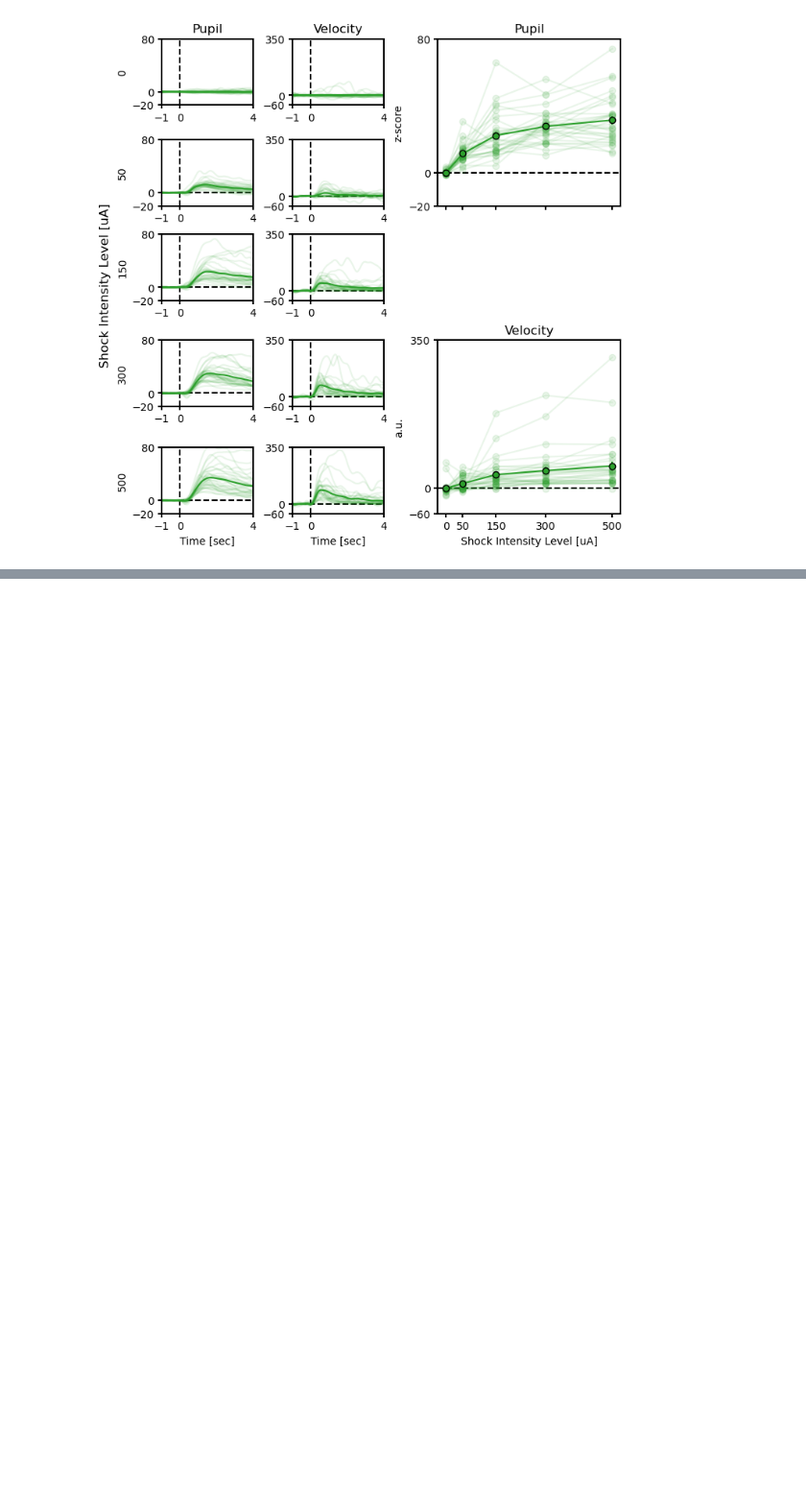
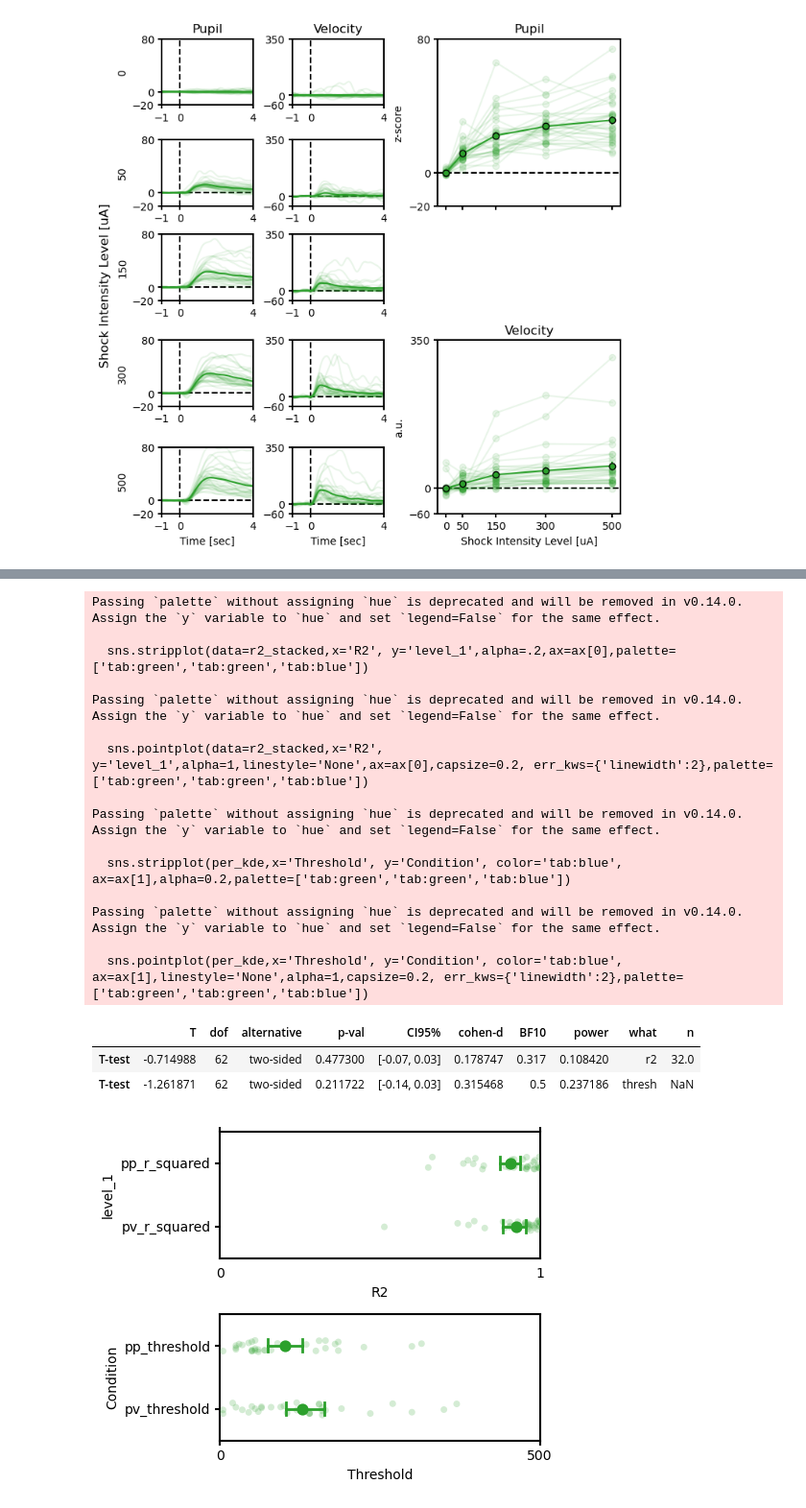
Before and after one commit to raffaelemazziotti/ECo_code, a Jupyter notebook: Fig_1_code_stats.ipynb, the cells around one changed output, grey strips where cells are left out. Shown at 96% size. Cells and saved outputs as stored; diff of their text form; code cells hidden in the pictures; blank space fills up the shorter version.

```diff
--- a/Fig_1_code_stats.ipynb
+++ b/Fig_1_code_stats.ipynb
@@ -146,0 +351,59 @@ ax_vel_peaks.set_yticks([ylims['velocity'][0], 0,ylims['velocity'][1]])
+# %%
+gof_level = -1
+x_data = fit_res[['pp_threshold']][fit_res['pp_r_squared']>gof_level].values*500
+y_data = fit_res[['pv_threshold']][fit_res['pp_r_squared']>gof_level].values*500
+
+fig,ax = plt.subplots(2,1, figsize=(5,4))
+
+r2_stacked = fit_res[['pp_r_squared','pv_r_squared']].rename(columns={'pain_pupil_r_square':'PAIN\npupil','pain_vel1_r_square':'PAIN\nvelocity'}).stack().reset_index()
+r2_stacked = r2_stacked.rename(columns={0:'R2'})
+sns.stripplot(data=r2_stacked,x='R2', y='level_1',alpha=.2,ax=ax[0],palette=['tab:green','tab:green','tab:blue'])
+sns.pointplot(data=r2_stacked,x='R2', y='level_1',alpha=1,linestyle='None',ax=ax[0],capsize=0.2, err_kws={'linewidth':2},palette=['tab:green','tab:green','tab:blue'])
+ax[0].grid(False)
+
+per_kde = fit_res[(fit_res['pp_r_squared']>gof_level)&(fit_res['pv_r_squared']>gof_level)][['pp_threshold','pv_threshold']].stack().reset_index().rename(columns={'level_1':'Condition',0:'Threshold','level_0':'intensity'})
+per_kde['Threshold'] = (per_kde['Threshold']).round(2)*500
+sns.stripplot(per_kde,x='Threshold', y='Condition', color='tab:blue', ax=ax[1],alpha=0.2,palette=['tab:green','tab:green','tab:blue'])
+sns.pointplot(per_kde,x='Threshold', y='Condition', color='tab:blue', ax=ax[1],linestyle='None',alpha=1,capsize=0.2, err_kws={'linewidth':2},palette=['tab:green','tab:green','tab:blue'])
+#ax[0,1].legend().remove()
+ax[1].grid(False)
+
+ax[0].tick_params(axis='both', which='both', bottom=False, top=True, left=True, right=False)
+ax[1].tick_params(axis='both', which='both', bottom=True, top=False, left=True, right=False)
+
+xlims = [0,1]
+ax[0].set_xlim(np.round(xlims))
+ax[0].set_xticks([0,np.round(xlims[1])])
+
+xlims = [0,500]
+ax[1].set_xlim(np.round(xlims))
+ax[1].set_xticks([0,np.round(xlims[1])])
+
+plt.tight_layout()
+stats_r2 = pg.ttest(fit_res['pp_r_squared'],fit_res['pv_r_squared'])
+stats_r2['what'] = 'r2'
+stats_r2['n'] = fit_res['pp_r_squared'].size
+stats_thresh = pg.ttest(fit_res['pp_threshold'],fit_res['pv_threshold'])
+stats_thresh['what'] = 'thresh'
+
+pd.concat([stats_r2,stats_thresh])
+# %% [output]
+Passing `palette` without assigning `hue` is deprecated and will be removed in v0.14.0. Assign the `y` variable to `hue` and set `legend=False` for the same effect.
+
+  sns.stripplot(data=r2_stacked,x='R2', y='level_1',alpha=.2,ax=ax[0],palette=['tab:green','tab:green','tab:blue'])
+
+Passing `palette` without assigning `hue` is deprecated and will be removed in v0.14.0. Assign the `y` variable to `hue` and set `legend=False` for the same effect.
+
+  sns.pointplot(data=r2_stacked,x='R2', y='level_1',alpha=1,linestyle='None',ax=ax[0],capsize=0.2, err_kws={'linewidth':2},palette=['tab:green','tab:green','tab:blue'])
+
+Passing `palette` without assigning `hue` is deprecated and will be removed in v0.14.0. Assign the `y` variable to `hue` and set `legend=False` for the same effect.
+
+  sns.stripplot(per_kde,x='Threshold', y='Condition', color='tab:blue', ax=ax[1],alpha=0.2,palette=['tab:green','tab:green','tab:blue'])
+
+Passing `palette` without assigning `hue` is deprecated and will be removed in v0.14.0. Assign the `y` variable to `hue` and set `legend=False` for the same effect.
+
+  sns.pointplot(per_kde,x='Threshold', y='Condition', color='tab:blue', ax=ax[1],linestyle='None',alpha=1,capsize=0.2, err_kws={'linewidth':2},palette=['tab:green','tab:green','tab:blue'])
+|  | T | dof | alternative | p-val | CI95% | cohen-d | BF10 | power | what | n |
+| T-test | -0.714988 | 62 | two-sided | 0.477300 | [-0.07, 0.03] | 0.178747 | 0.317 | 0.108420 | r2 | 32.0 |
+| T-test | -1.261871 | 62 | two-sided | 0.211722 | [-0.14, 0.03] | 0.315468 | 0.5 | 0.237186 | thresh | NaN |
+[figure, added]
```
Also changed, not shown: parts of 13 cells of this notebook.
